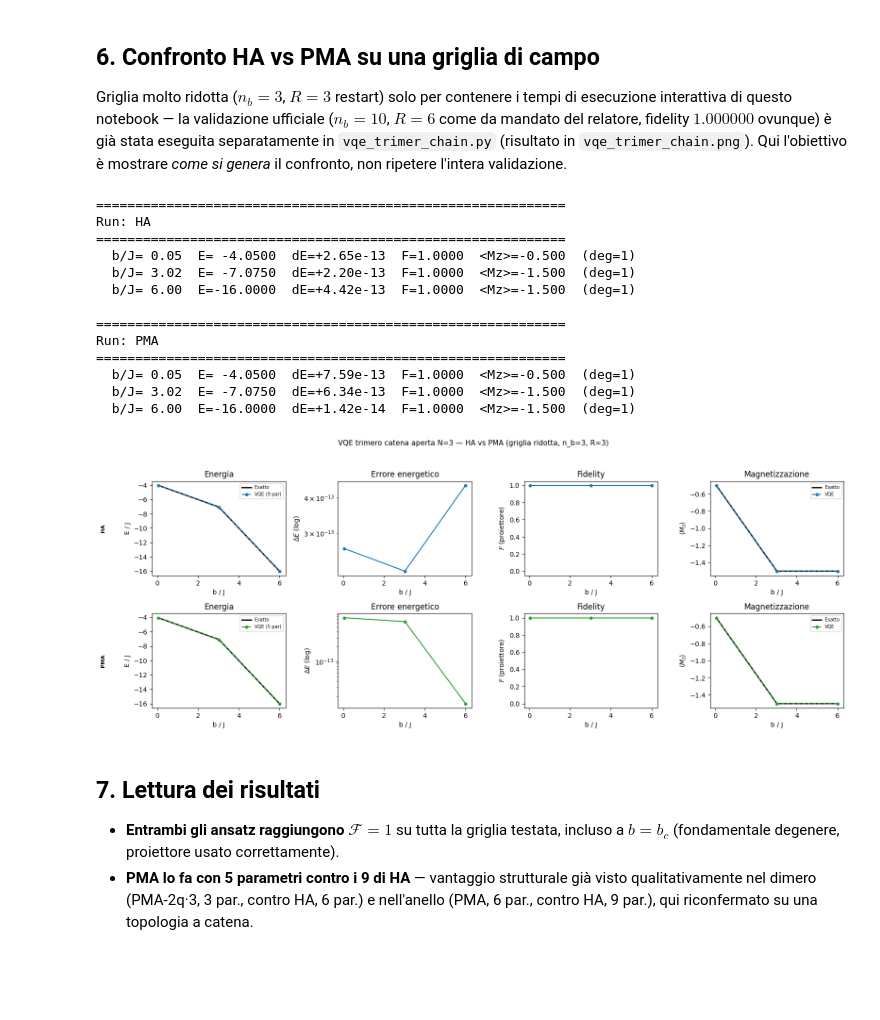
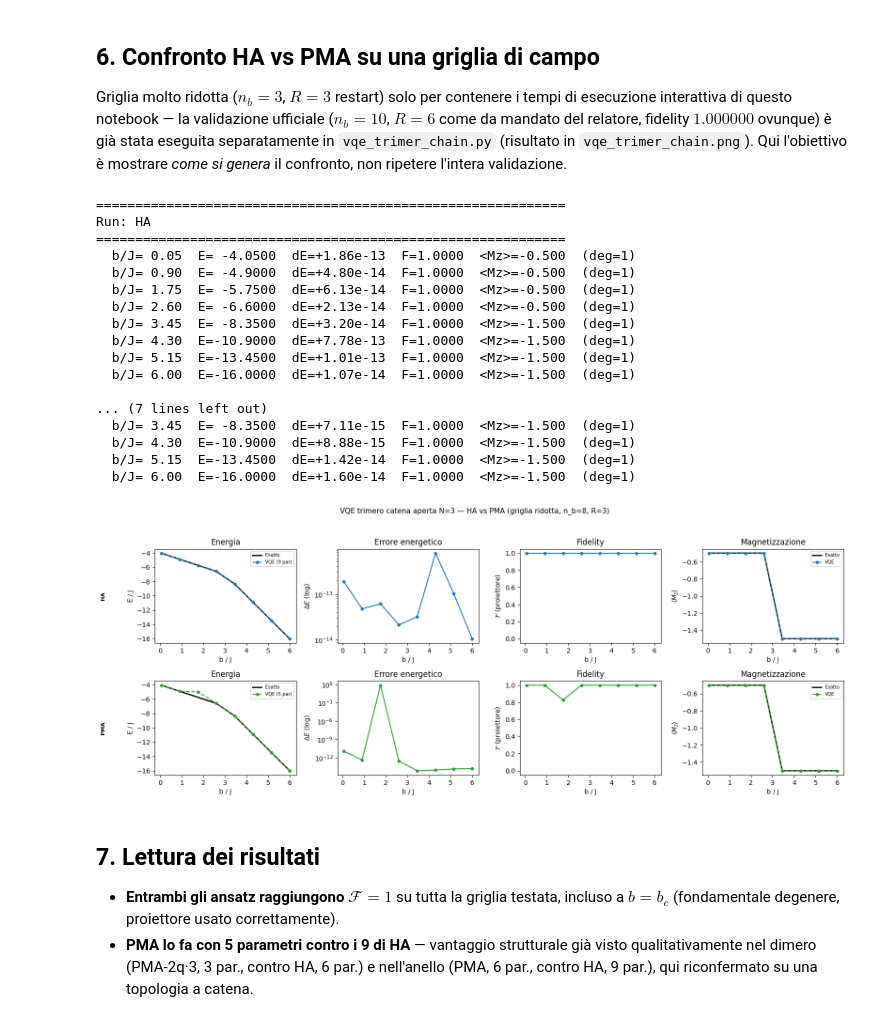
Before and after one commit to samslaves/tesi, a Jupyter notebook: 04_trimero_N3_catena/step_3_vqe/vqe_trimer_chain_spiegato.ipynb, the cells around one changed output. Cells and saved outputs as stored; diff of their text form; code cells hidden in the pictures; blank space fills up the shorter version.

```diff
--- a/04_trimero_N3_catena/step_3_vqe/vqe_trimer_chain_spiegato.ipynb
+++ b/04_trimero_N3_catena/step_3_vqe/vqe_trimer_chain_spiegato.ipynb
@@ -278,7 +278,7 @@ eseguita separatamente in `vqe_trimer_chain.py` (risultato in `vqe_trimer_chain.
 Qui l'obiettivo è mostrare *come si genera* il confronto, non ripetere l'intera
 validazione.
 # %%
-n_b = 3
+n_b = 8
 n_restarts = 3   # ridotto per contenere i tempi (mandato R=6 nella validazione ufficiale)
 b_values = np.linspace(0.05, 2 * bc, n_b)
 
@@ -293,27 +293,31 @@ res_pma = vqe_sweep(b_values, J=J, ansatz_type="PMA", K=1,
 ============================================================
 Run: HA
 ============================================================
-  b/J= 0.05  E= -4.0500  dE=+2.65e-13  F=1.0000  <Mz>=-0.500  (deg=1)
-  b/J= 3.02  E= -7.0750  dE=+2.20e-13  F=1.0000  <Mz>=-1.500  (deg=1)
-  b/J= 6.00  E=-16.0000  dE=+4.42e-13  F=1.0000  <Mz>=-1.500  (deg=1)
+  b/J= 0.05  E= -4.0500  dE=+1.86e-13  F=1.0000  <Mz>=-0.500  (deg=1)
+  b/J= 0.90  E= -4.9000  dE=+4.80e-14  F=1.0000  <Mz>=-0.500  (deg=1)
+  b/J= 1.75  E= -5.7500  dE=+6.13e-14  F=1.0000  <Mz>=-0.500  (deg=1)
+  b/J= 2.60  E= -6.6000  dE=+2.13e-14  F=1.0000  <Mz>=-0.500  (deg=1)
+  b/J= 3.45  E= -8.3500  dE=+3.20e-14  F=1.0000  <Mz>=-1.500  (deg=1)
+  b/J= 4.30  E=-10.9000  dE=+7.78e-13  F=1.0000  <Mz>=-1.500  (deg=1)
+  b/J= 5.15  E=-13.4500  dE=+1.01e-13  F=1.0000  <Mz>=-1.500  (deg=1)
+  b/J= 6.00  E=-16.0000  dE=+1.07e-14  F=1.0000  <Mz>=-1.500  (deg=1)
 
-============================================================
-Run: PMA
-============================================================
-  b/J= 0.05  E= -4.0500  dE=+7.59e-13  F=1.0000  <Mz>=-0.500  (deg=1)
-  b/J= 3.02  E= -7.0750  dE=+6.34e-13  F=1.0000  <Mz>=-1.500  (deg=1)
-  b/J= 6.00  E=-16.0000  dE=+1.42e-14  F=1.0000  <Mz>=-1.500  (deg=1)
+... (7 lines left out)
+  b/J= 3.45  E= -8.3500  dE=+7.11e-15  F=1.0000  <Mz>=-1.500  (deg=1)
+  b/J= 4.30  E=-10.9000  dE=+8.88e-15  F=1.0000  <Mz>=-1.500  (deg=1)
+  b/J= 5.15  E=-13.4500  dE=+1.42e-14  F=1.0000  <Mz>=-1.500  (deg=1)
+  b/J= 6.00  E=-16.0000  dE=+1.60e-14  F=1.0000  <Mz>=-1.500  (deg=1)
 # %%
 fig, axes = plt.subplots(2, 4, figsize=(16, 6.4))
-fig.suptitle("VQE trimero catena aperta N=3 — HA vs PMA (griglia ridotta, n_b=3, R=3)", fontsize=11)
+fig.suptitle("VQE trimero catena aperta N=3 — HA vs PMA (griglia ridotta, n_b=8, R=3)", fontsize=11)
 
 from vqe_trimer_chain import _plot_row
 _plot_row(axes[0], res_ha,  J, "HA",  "tab:blue")
 _plot_row(axes[1], res_pma, J, "PMA", "tab:green")
 fig.tight_layout(rect=[0, 0, 1, 0.95])
 _mostra_figura(fig)
 # %% [output]
-[figure, old version]
+[figure, new version]
 # %% [markdown]
 ## 7. Lettura dei risultati
 
```
Also changed, not shown: parts of 2 cells of this notebook, 25 other files.
